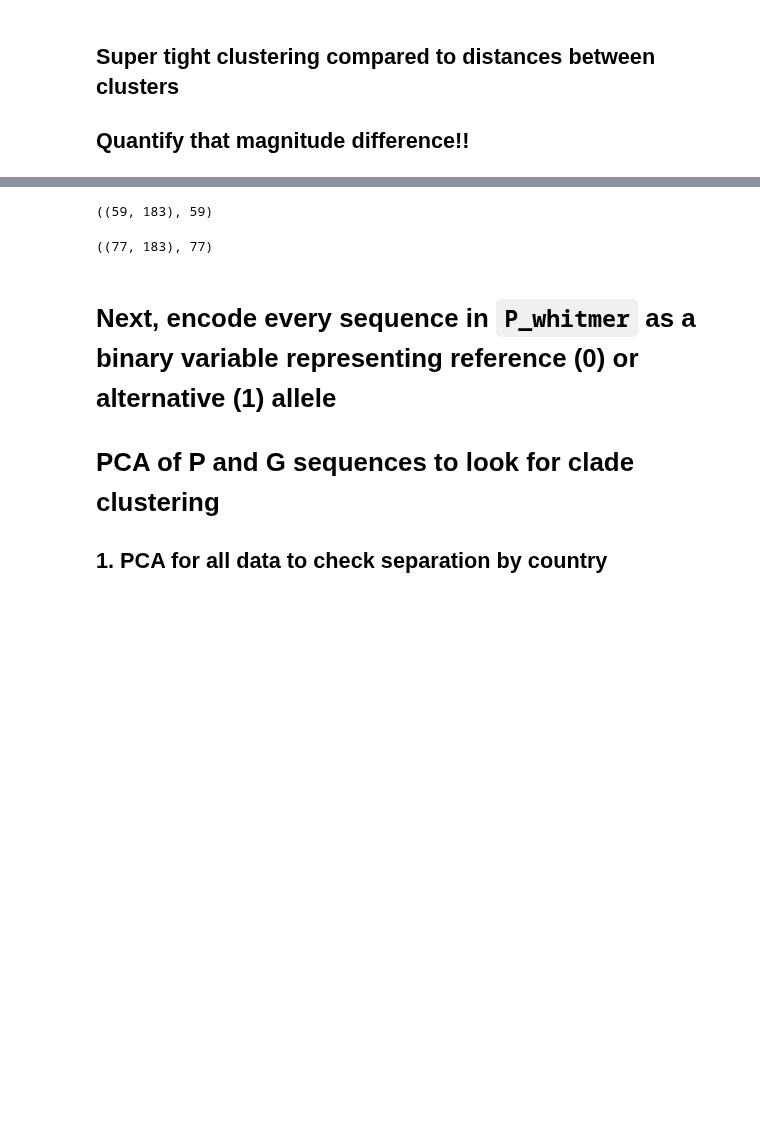
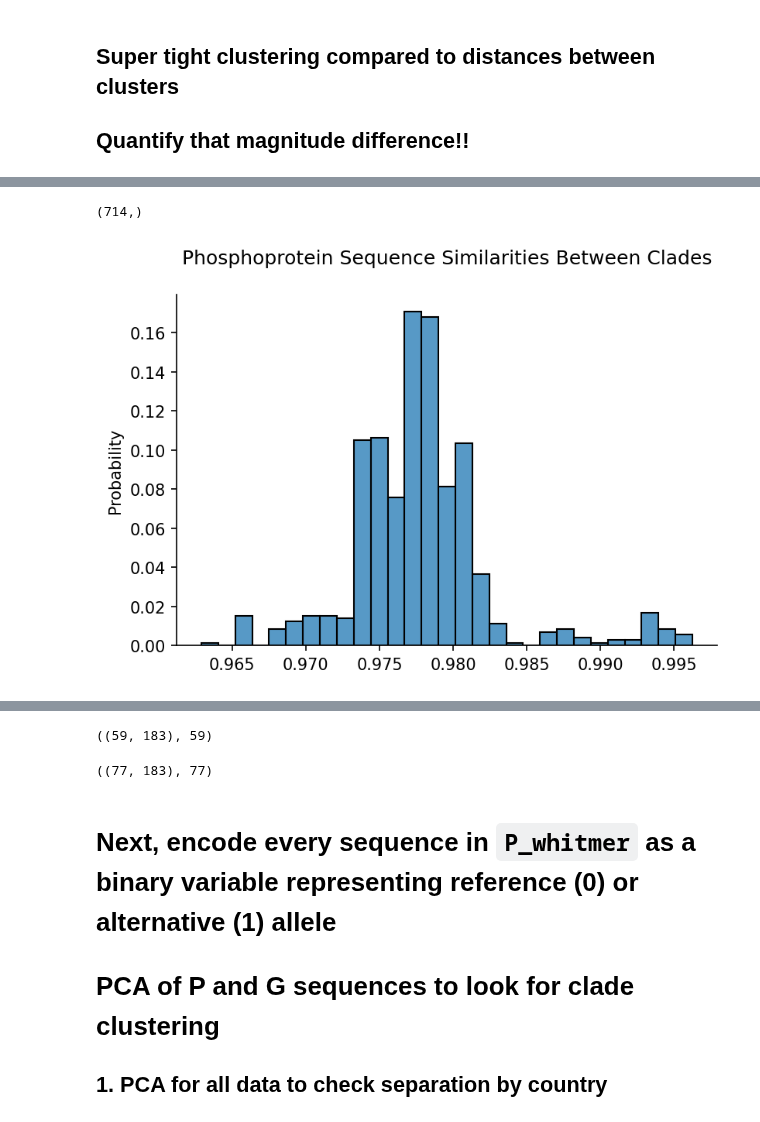
Before and after one commit to sanju99/niv_evo, a Jupyter notebook: clade_differences.ipynb, the cells around one changed output, grey strips where cells are left out. Saved outputs shown, nothing was run; the diff lists cells and outputs as text; code cells hidden in the pictures; blank space fills up the shorter version.

```diff
--- a/clade_differences.ipynb
+++ b/clade_differences.ipynb
@@ -86,3 +147,21 @@ plt.show()
+# %%
+between_clade_diffs = np.concatenate([
+    #similarity_mat[:, x_trans_df.query("Country in ['Bangladesh', 'Thailand']").index][x_trans_df.query("Country in ['Malaysia', 'Cambodia']").index, :].flatten(),
+                                      #similarity_mat[:, x_trans_df.query("Country in ['India']").index][x_trans_df.query("Country in ['Malaysia', 'Cambodia']").index, :].flatten(),
+                                      similarity_mat[:, x_trans_df.query("Country in ['Bangladesh', 'Thailand']").index][x_trans_df.query("Country in ['India']").index, :].flatten()
+                                    ])
+
+between_clade_diffs.shape
+# %% [output]
+(714,)
+# %%
+sns.histplot(between_clade_diffs, stat="probability")
+sns.despine()
+plt.title("Phosphoprotein Sequence Similarities Between Clades\n")
+
+plt.show()
+# %% [output]
+[figure, added]
 # %%
 # flattened array of the upper triangular values, excluding the diagonal (which are all 1s)
 # if you change k to 0, the 1s come back, so k=1 is correct.
```
Also changed, not shown: parts of 38 cells of this notebook, 42 other files.
